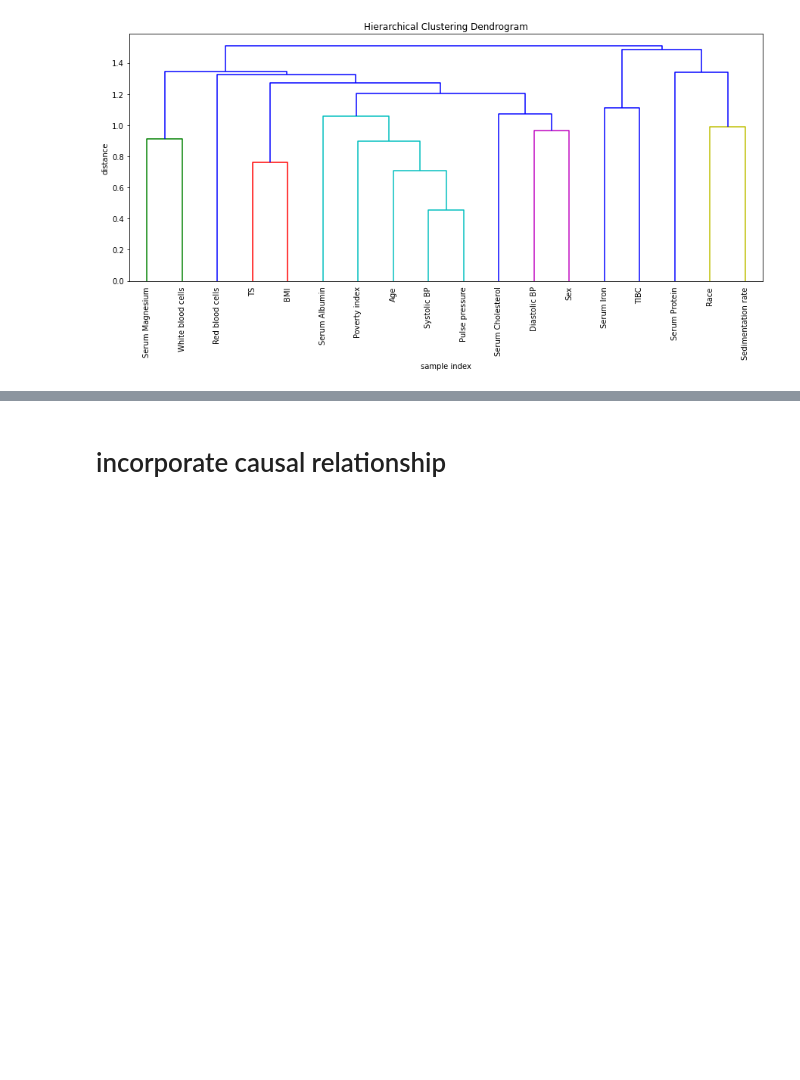
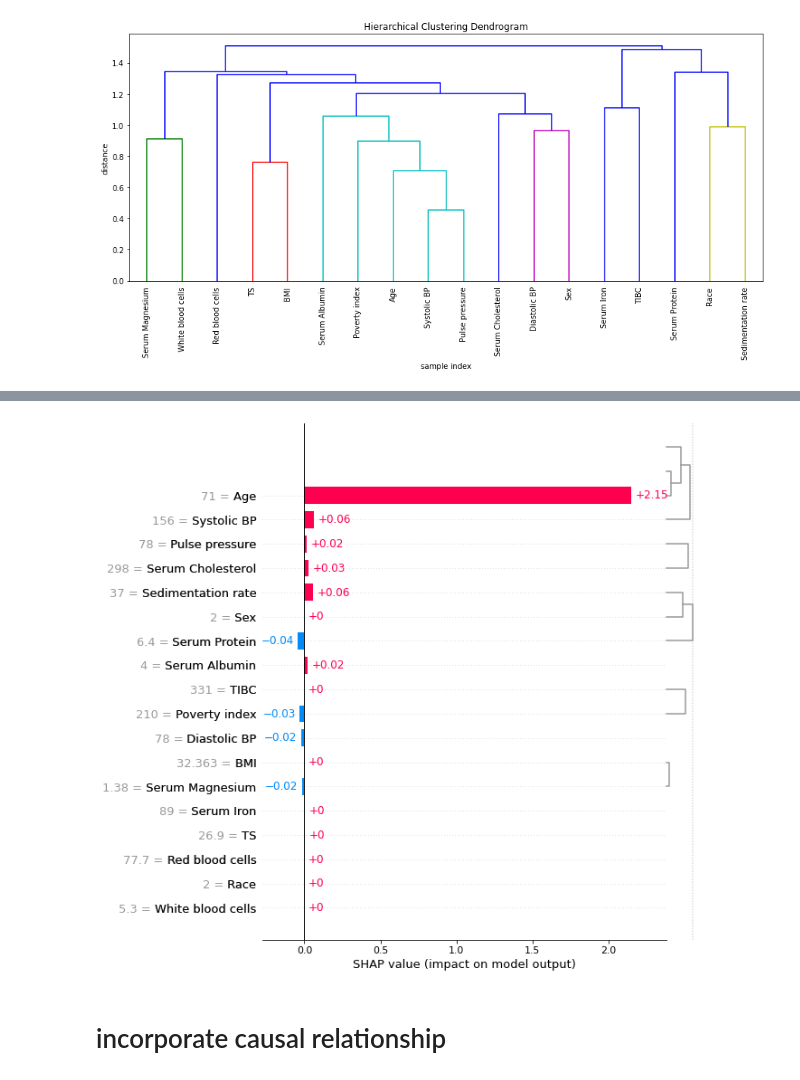
Before and after one commit to nathanwang000/Shapley-Flow, a Jupyter notebook: notebooks/NHANES1_survival.ipynb, the cells around one changed output, grey strips where cells are left out. Cells and saved outputs as stored; diff of their text form; code cells hidden in the pictures; blank space fills up the shorter version.

```diff
--- a/notebooks/NHANES1_survival.ipynb
+++ b/notebooks/NHANES1_survival.ipynb
@@ -226,5 +222,19 @@ cf_h.draw(20, max_display=20)
 # %% [output]
 [drawing not drawn]
+# %%
+#bg = shap.utils.sample(X, 300)
+bg = np.vstack([X.iloc[0], X.iloc[0]])
+masker = shap.maskers.TabularPartitions(bg)
+masker.partition_tree = cluster_matrix
+explainer = shap.Explainer(lambda x: model.predict(xgboost.DMatrix(x), validate_features=False, output_margin=True), masker)
+shap_values = explainer(X[:2])
+explainer
+# %%
+i = 1
+shap.plots.bar(shap_values[i], clustering=cluster_matrix, cluster_threshold=0.9, max_display=20)
+# shap.plots.waterfall(shap_values[i], max_display=20)
+# %% [output]
+[figure, added]
 # %% [markdown]
 # incorporate causal relationship
 # %%
```
Also changed, not shown: parts of 14 cells of this notebook, 3 other files.
